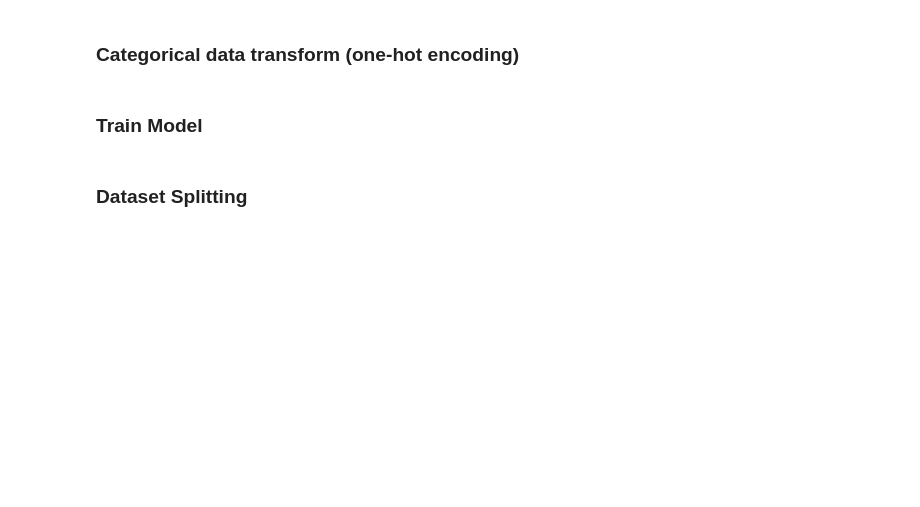
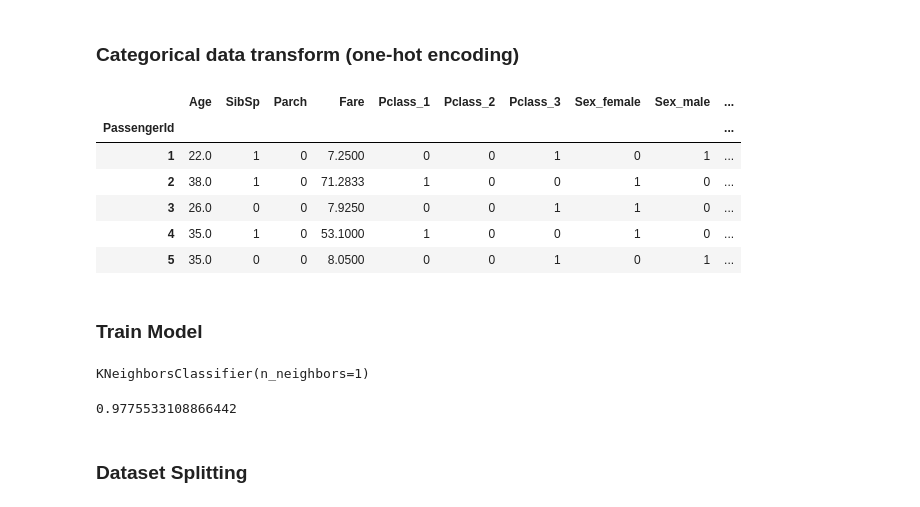
Before and after one commit to asepmuhidin/research, a Jupyter notebook: DS_Supervised.ipynb, the cells around one changed output. Cells and saved outputs as stored; diff of their text form; code cells hidden in the pictures; blank space fills up the shorter version.

```diff
--- a/DS_Supervised.ipynb
+++ b/DS_Supervised.ipynb
@@ -109,0 +141,3 @@ for cate_name in col_num:
+# %%
+#buang kolom yang kosong terlalu banyak (>50%), yaitu kolom Cabin dan Lifeboat
+df.drop(columns=['Cabin','Lifeboat'],inplace=True)
@@ -110,2 +163,4 @@ for cate_name in col_num:
 # %% [markdown]
 ### Imputer : Numeric & Categorical
+# %%
+df.fillna({'Age':df.Age.mean(),'Embarked':'S'},inplace=True)
@@ -113,0 +191,3 @@ for cate_name in col_num:
+# %%
+X=df.drop(columns='Survived')
+y=df.Survived
@@ -114,4 +220,16 @@ for cate_name in col_num:
 # %% [markdown]
 ### Categorical data transform (one-hot encoding)
+# %%
+X=pd.get_dummies(X,columns=['Pclass','Sex','Embarked'])
+# %%
+X.head()
+# %% [output]
+|  | Age | SibSp | Parch | Fare | Pclass_1 | Pclass_2 | Pclass_3 | Sex_female | Sex_male | ... |
+| PassengerId |  |  |  |  |  |  |  |  |  | ... |
+| 1 | 22.0 | 1 | 0 | 7.2500 | 0 | 0 | 1 | 0 | 1 | ... |
+| 2 | 38.0 | 1 | 0 | 71.2833 | 1 | 0 | 0 | 1 | 0 | ... |
+| 3 | 26.0 | 0 | 0 | 7.9250 | 0 | 0 | 1 | 1 | 0 | ... |
+| 4 | 35.0 | 1 | 0 | 53.1000 | 1 | 0 | 0 | 1 | 0 | ... |
+| 5 | 35.0 | 0 | 0 | 8.0500 | 0 | 0 | 1 | 0 | 1 | ... |
 # %% [markdown]
 ### Train Model
@@ -118,2 +240,10 @@ for cate_name in col_num:
+# %%
+knn.fit(X,y)
+# %% [output]
+KNeighborsClassifier(n_neighbors=1)
+# %%
+knn.score(X,y)
+# %% [output]
+0.9775533108866442
 # %% [markdown]
 ### Dataset Splitting
```
Also changed, not shown: parts of 21 cells of this notebook.
